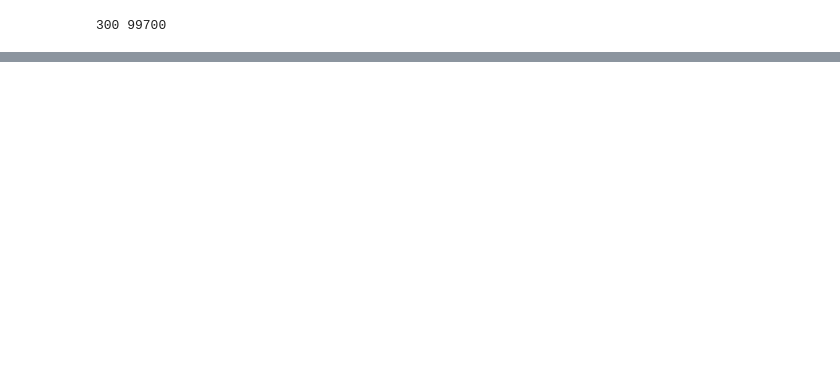
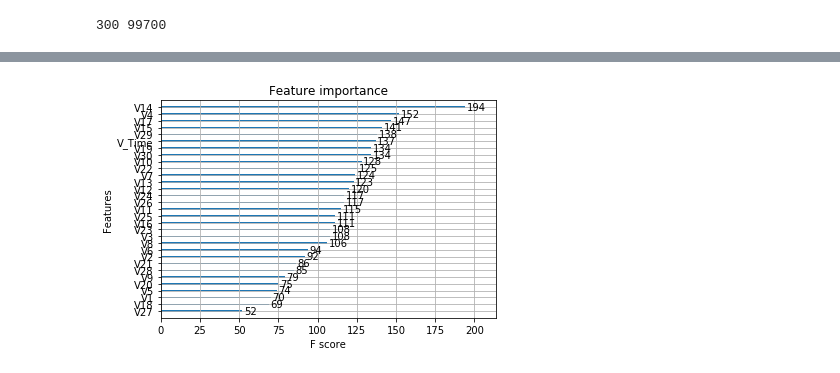
Before and after one commit to MarkWh1te/skypool_risk, a Jupyter notebook: EDA_and_firstshot.ipynb, the cells around one changed output, grey strips where cells are left out. Cells and saved outputs as stored; diff of their text form; code cells hidden in the pictures; blank space fills up the shorter version.

```diff
--- a/EDA_and_firstshot.ipynb
+++ b/EDA_and_firstshot.ipynb
@@ -72,0 +45,32 @@ print(accuracy_score(y,pred_y))
+# %%
+from xgboost.sklearn import XGBClassifier
+from sklearn.model_selection import train_test_split
+from sklearn.metrics import accuracy_score
+from matplotlib import pyplot
+from xgboost import plot_importance,plot_tree
+test_size = 0.33
+seed = 42
+X = train.drop(['ID','Label'],axis=1)
+y = train.Label
+X_train, X_test, y_train, y_test = train_test_split(X, y, test_size=test_size, random_state=seed)
+# %%
+xgb_clf = XGBClassifier(
+ learning_rate =0.1,
+ n_estimators=1000,
+ max_depth=4,
+ min_child_weight=6,
+ gamma=0,
+ subsample=0.8,
+ colsample_bytree=0.8,
+ reg_alpha=0.005,
+ objective= 'binary:logistic',
+ nthread=4,
+ scale_pos_weight=(nag/pos),
+ seed=27)
+print('start train')
+xgb_clf.fit(X_train,y_train,verbose=True)
+print(xgb_clf)
+y_pred = xgb_clf.predict(X_test)
+predictions = [round(value) for value in y_pred]
+accuracy = accuracy_score(y_test, predictions)
+print("Accuracy: %.2f%%" % (accuracy * 100.0))
@@ -72,0 +86,5 @@ print(accuracy_score(y,pred_y))
+# %%
+plot_importance(xgb_clf)
+pyplot.show()
+# %% [output]
+[figure, added]
```
Also changed, not shown: parts of 8 cells of this notebook, 3 other files.
